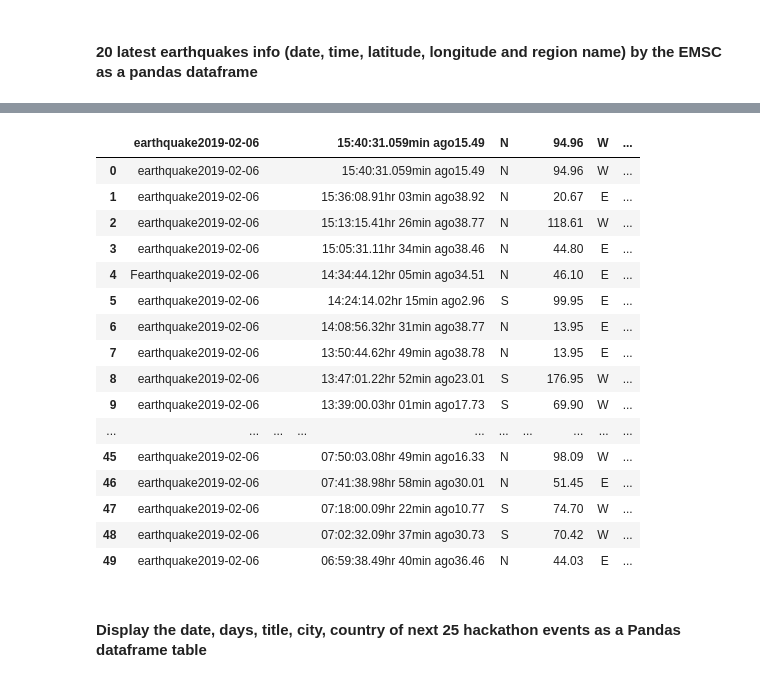
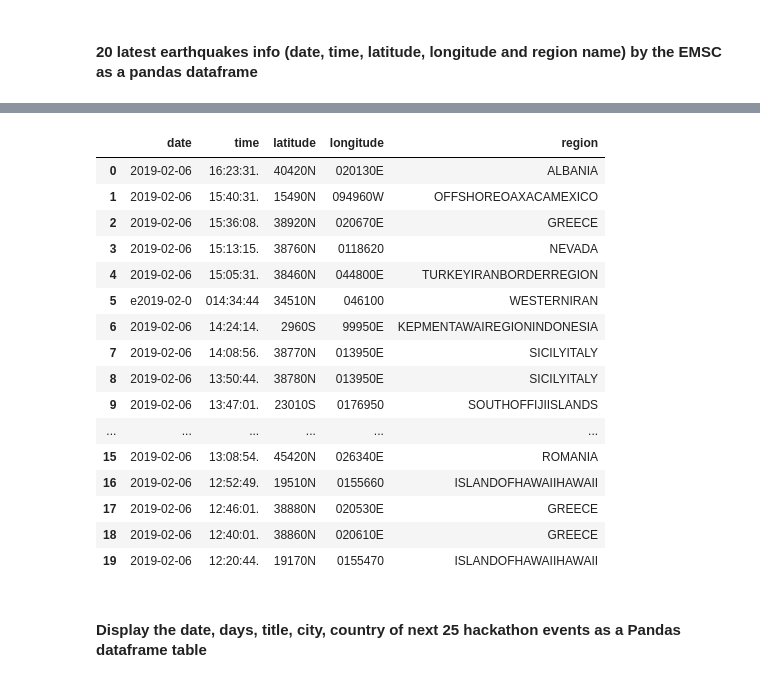
Before and after one commit to hector-moreno/datamad0119, a Jupyter notebook: module-1/lab-web-scraping/your-code/main.ipynb, the cells around one changed output, grey strips where cells are left out. Drawn from its saved outputs; the diff is of its cells as text; code cells hidden in the pictures.

```diff
--- a/module-1/lab-web-scraping/your-code/main.ipynb
+++ b/module-1/lab-web-scraping/your-code/main.ipynb
@@ -330,7 +330,7 @@ lista_t
 # This is the url you will scrape in this exercise
 url = 'https://www.emsc-csem.org/Earthquake/'
 html = requests.get(url).content
-soup = BeautifulSoup(html)
+soup = BeautifulSoup(html, "lxml")
 soup
 # %% [output]
 <!DOCTYPE html PUBLIC "-//W3C//DTD XHTML 1.0 Strict//EN" "http://www.w3.org/TR/xhtml1/DTD/xhtml1-strict.dtd">
@@ -376,0 +353,26 @@ table
+# %%
+#your code
+table = soup.find_all('tbody')
+rows = table[0].find_all('tr')
+rows = [row.text.strip().split("/td") for row in rows]
+lista_date = []
+lista_time = []
+lista_latitude = []
+lista_longitude = []
+lista_region = []
+
+for i in rows[1:21]:
+    lista_date.append(str(i)[12:22])
+    lista_time.append(str(i)[34:43])
+    #lista_latitude.append(str(i)[57:67])
+    lista_latitude.append((('').join(re.findall('[0-9A-Z]', str(i)[57:69]))))
+    lista_longitude.append((('').join(re.findall('[0-9A-Z]', str(i)[74:85]))))
+    #lista_longitude.append(str(i)[74:85])
+    lista_region.append((('').join(re.findall('[A-Z]', str(i)[103:]))))
+# %%
+date = lista_date
+time = lista_time
+latitude = lista_latitude
+longitude = lista_longitude
+region = lista_region
+longitude
@@ -377,25 +400,25 @@ table
 # %%
 import pandas as pd
-df = pd.DataFrame(fila[0:],columns=fila[0])
+df = pd.DataFrame({'date': date, 'time' : time, 'latitude' : latitude, 'longitude' : longitude, 'region' : region})
 df
 # %% [output]
-|  | earthquake2019-02-06 |  |  | 15:40:31.059min ago15.49 | N |  | 94.96 | W | ... |
-| 0 | earthquake2019-02-06 |  |  | 15:40:31.059min ago15.49 | N |  | 94.96 | W | ... |
-| 1 | earthquake2019-02-06 |  |  | 15:36:08.91hr 03min ago38.92 | N |  | 20.67 | E | ... |
-| 2 | earthquake2019-02-06 |  |  | 15:13:15.41hr 26min ago38.77 | N |  | 118.61 | W | ... |
-| 3 | earthquake2019-02-06 |  |  | 15:05:31.11hr 34min ago38.46 | N |  | 44.80 | E | ... |
-| 4 | Fearthquake2019-02-06 |  |  | 14:34:44.12hr 05min ago34.51 | N |  | 46.10 | E | ... |
-| 5 | earthquake2019-02-06 |  |  | 14:24:14.02hr 15min ago2.96 | S |  | 99.95 | E | ... |
-| 6 | earthquake2019-02-06 |  |  | 14:08:56.32hr 31min ago38.77 | N |  | 13.95 | E | ... |
-| 7 | earthquake2019-02-06 |  |  | 13:50:44.62hr 49min ago38.78 | N |  | 13.95 | E | ... |
-| 8 | earthquake2019-02-06 |  |  | 13:47:01.22hr 52min ago23.01 | S |  | 176.95 | W | ... |
-| 9 | earthquake2019-02-06 |  |  | 13:39:00.03hr 01min ago17.73 | S |  | 69.90 | W | ... |
-| ... | ... | ... | ... | ... | ... | ... | ... | ... | ... |
-| 45 | earthquake2019-02-06 |  |  | 07:50:03.08hr 49min ago16.33 | N |  | 98.09 | W | ... |
-| 46 | earthquake2019-02-06 |  |  | 07:41:38.98hr 58min ago30.01 | N |  | 51.45 | E | ... |
-| 47 | earthquake2019-02-06 |  |  | 07:18:00.09hr 22min ago10.77 | S |  | 74.70 | W | ... |
-| 48 | earthquake2019-02-06 |  |  | 07:02:32.09hr 37min ago30.73 | S |  | 70.42 | W | ... |
-| 49 | earthquake2019-02-06 |  |  | 06:59:38.49hr 40min ago36.46 | N |  | 44.03 | E | ... |
+|  | date | time | latitude | longitude | region |
+| 0 | 2019-02-06 | 16:23:31. | 40420N | 020130E | ALBANIA |
+| 1 | 2019-02-06 | 15:40:31. | 15490N | 094960W | OFFSHOREOAXACAMEXICO |
+| 2 | 2019-02-06 | 15:36:08. | 38920N | 020670E | GREECE |
+| 3 | 2019-02-06 | 15:13:15. | 38760N | 0118620 | NEVADA |
+| 4 | 2019-02-06 | 15:05:31. | 38460N | 044800E | TURKEYIRANBORDERREGION |
+| 5 | e2019-02-0 | 014:34:44 | 34510N | 046100 | WESTERNIRAN |
+| 6 | 2019-02-06 | 14:24:14. | 2960S | 99950E | KEPMENTAWAIREGIONINDONESIA |
+| 7 | 2019-02-06 | 14:08:56. | 38770N | 013950E | SICILYITALY |
+| 8 | 2019-02-06 | 13:50:44. | 38780N | 013950E | SICILYITALY |
+| 9 | 2019-02-06 | 13:47:01. | 23010S | 0176950 | SOUTHOFFIJIISLANDS |
+| ... | ... | ... | ... | ... | ... |
+| 15 | 2019-02-06 | 13:08:54. | 45420N | 026340E | ROMANIA |
+| 16 | 2019-02-06 | 12:52:49. | 19510N | 0155660 | ISLANDOFHAWAIIHAWAII |
+| 17 | 2019-02-06 | 12:46:01. | 38880N | 020530E | GREECE |
+| 18 | 2019-02-06 | 12:40:01. | 38860N | 020610E | GREECE |
+| 19 | 2019-02-06 | 12:20:44. | 19170N | 0155470 | ISLANDOFHAWAIIHAWAII |
 # %% [markdown]
 #### Display the date, days, title, city, country of next 25 hackathon events as a Pandas dataframe table
 # %%
```
Also changed, not shown: parts of 2 cells of this notebook.
